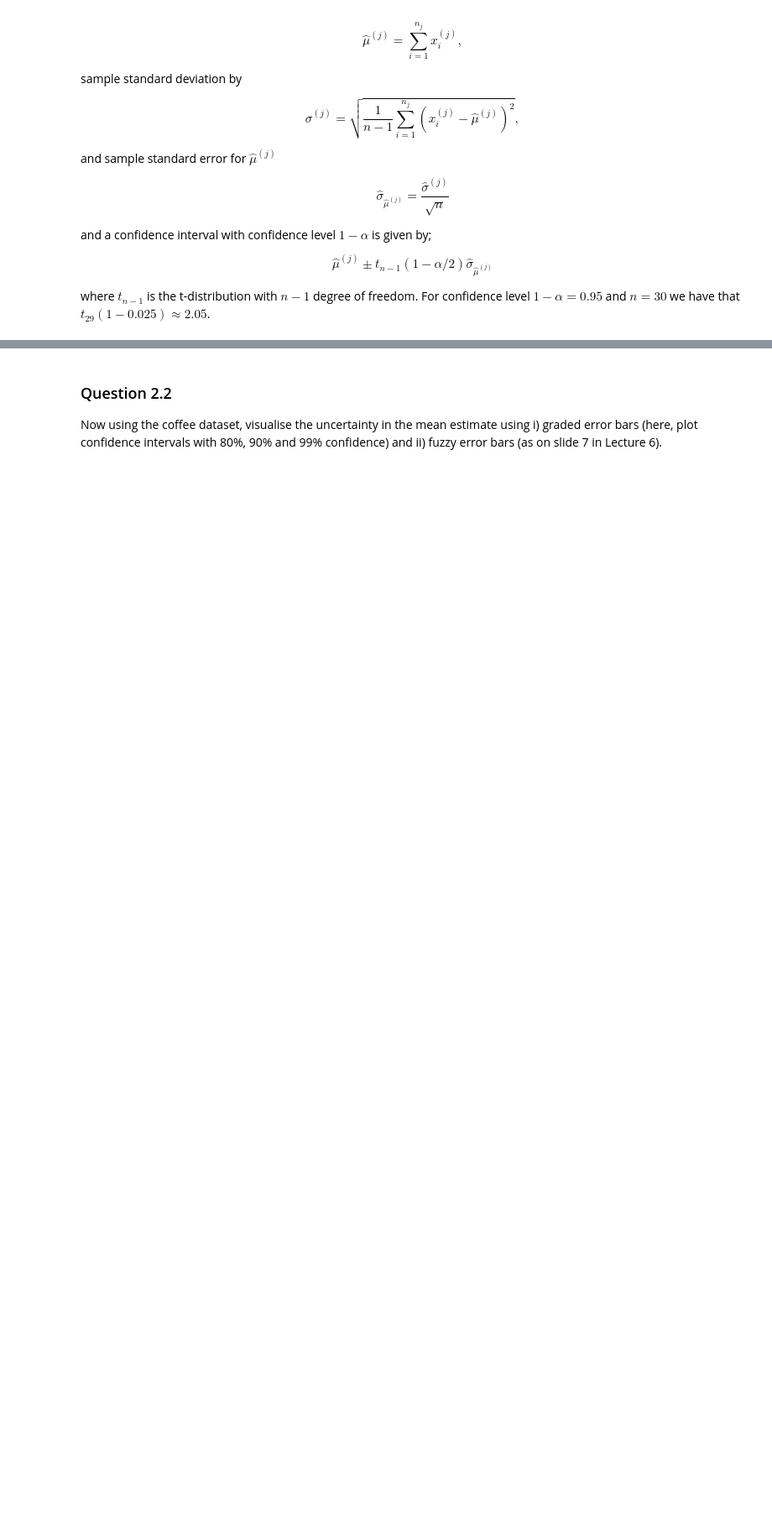
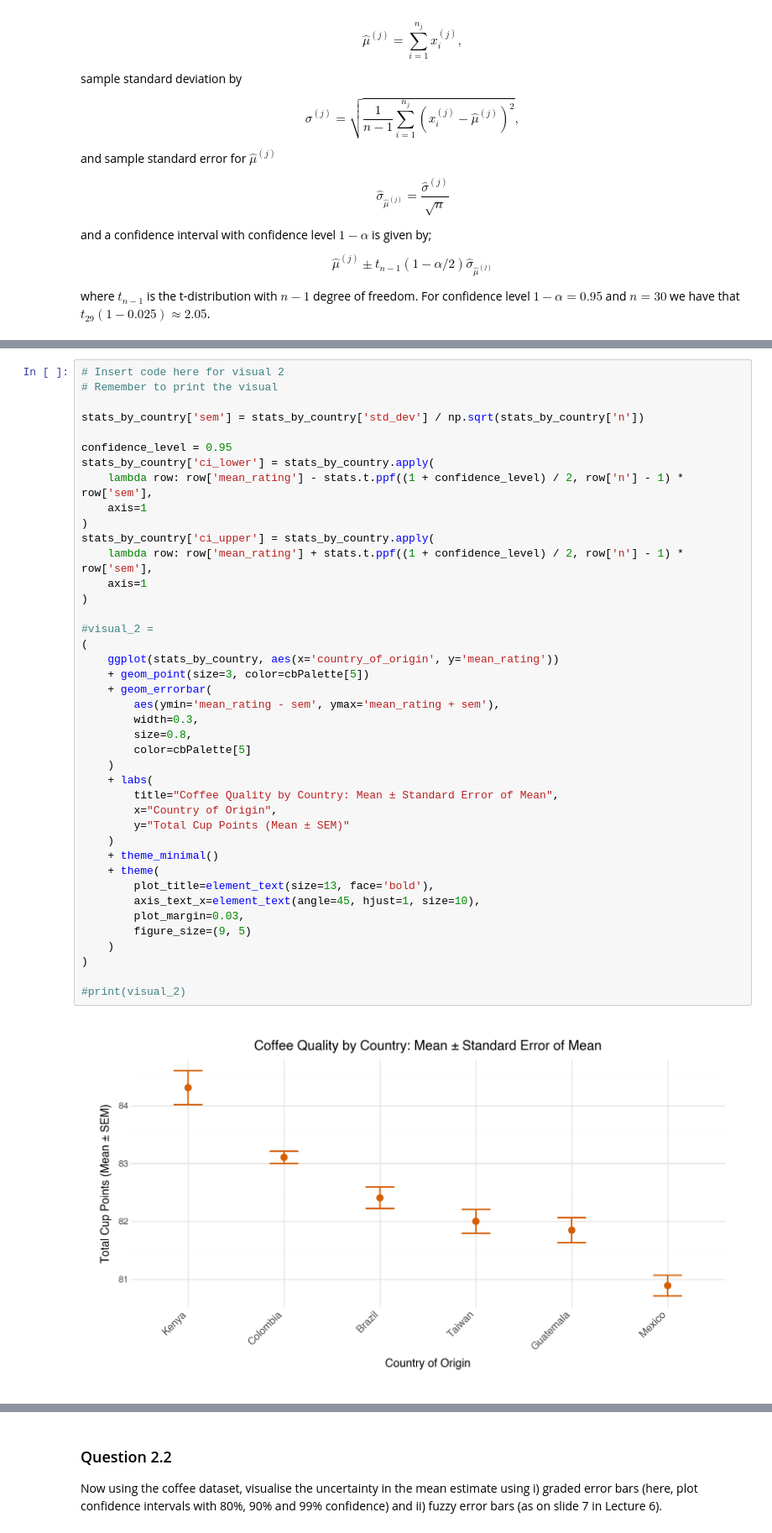
Before and after one commit to Salabud/MVE080-grp10, a Jupyter notebook: Homework4_2025.ipynb, the cells around one changed output, grey strips where cells are left out. Shown at 84% size. Cells and saved outputs as stored; diff of their text form; blank space fills up the shorter version.

```diff
--- a/Homework4_2025.ipynb
+++ b/Homework4_2025.ipynb
@@ -114,0 +155,43 @@ where $t_{n-1}$ is the t-distribution with $n-1$ degree of freedom. For confiden
+# %%
+# Insert code here for visual 2
+# Remember to print the visual
+
+stats_by_country['sem'] = stats_by_country['std_dev'] / np.sqrt(stats_by_country['n'])
+
+confidence_level = 0.95
+stats_by_country['ci_lower'] = stats_by_country.apply(
+    lambda row: row['mean_rating'] - stats.t.ppf((1 + confidence_level) / 2, row['n'] - 1) * row['sem'],
+    axis=1
+)
+stats_by_country['ci_upper'] = stats_by_country.apply(
+    lambda row: row['mean_rating'] + stats.t.ppf((1 + confidence_level) / 2, row['n'] - 1) * row['sem'],
+    axis=1
+)
+
+#visual_2 =
+(
+    ggplot(stats_by_country, aes(x='country_of_origin', y='mean_rating'))
+    + geom_point(size=3, color=cbPalette[5])
+    + geom_errorbar(
+        aes(ymin='mean_rating - sem', ymax='mean_rating + sem'),
+        width=0.3,
+        size=0.8,
+        color=cbPalette[5]
+    )
+    + labs(
+        title="Coffee Quality by Country: Mean ± Standard Error of Mean",
+        x="Country of Origin",
+        y="Total Cup Points (Mean ± SEM)"
+    )
+    + theme_minimal()
+    + theme(
+        plot_title=element_text(size=13, face='bold'),
+        axis_text_x=element_text(angle=45, hjust=1, size=10),
+        plot_margin=0.03,
+        figure_size=(9, 5)
+    )
+)
+
+#print(visual_2)
+# %% [output]
+[figure, added]
```
Also changed, not shown: parts of 18 cells of this notebook, 4 other files.
